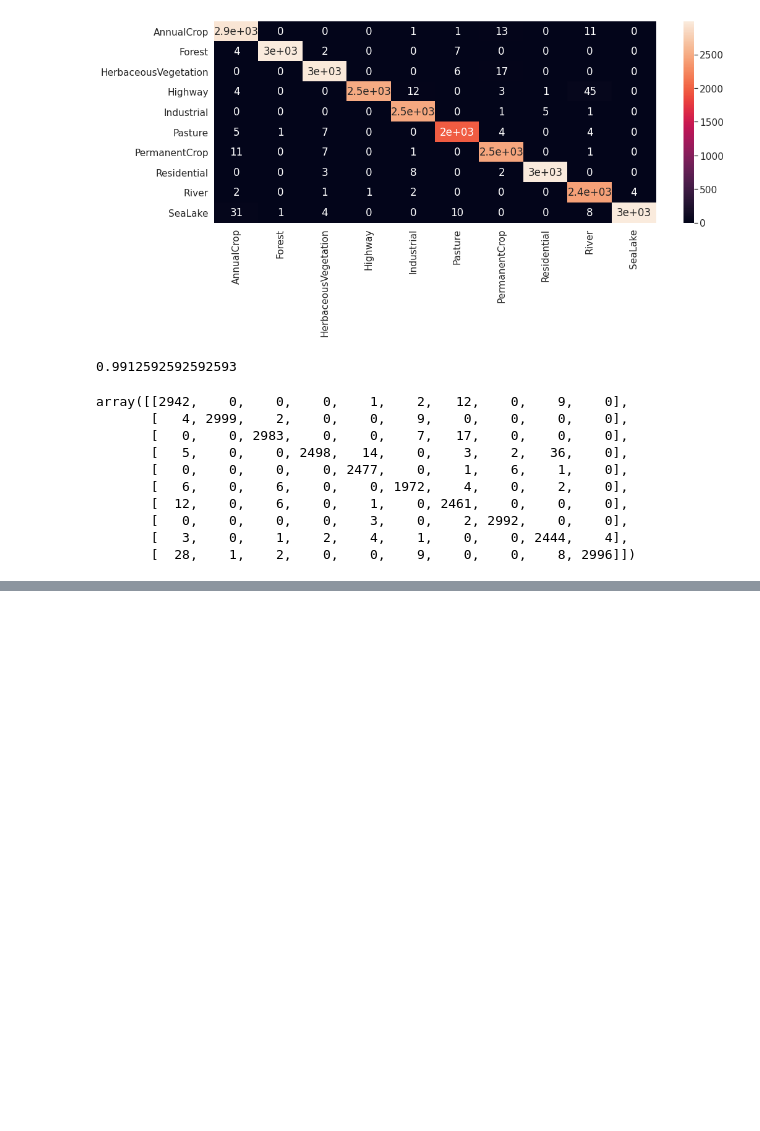
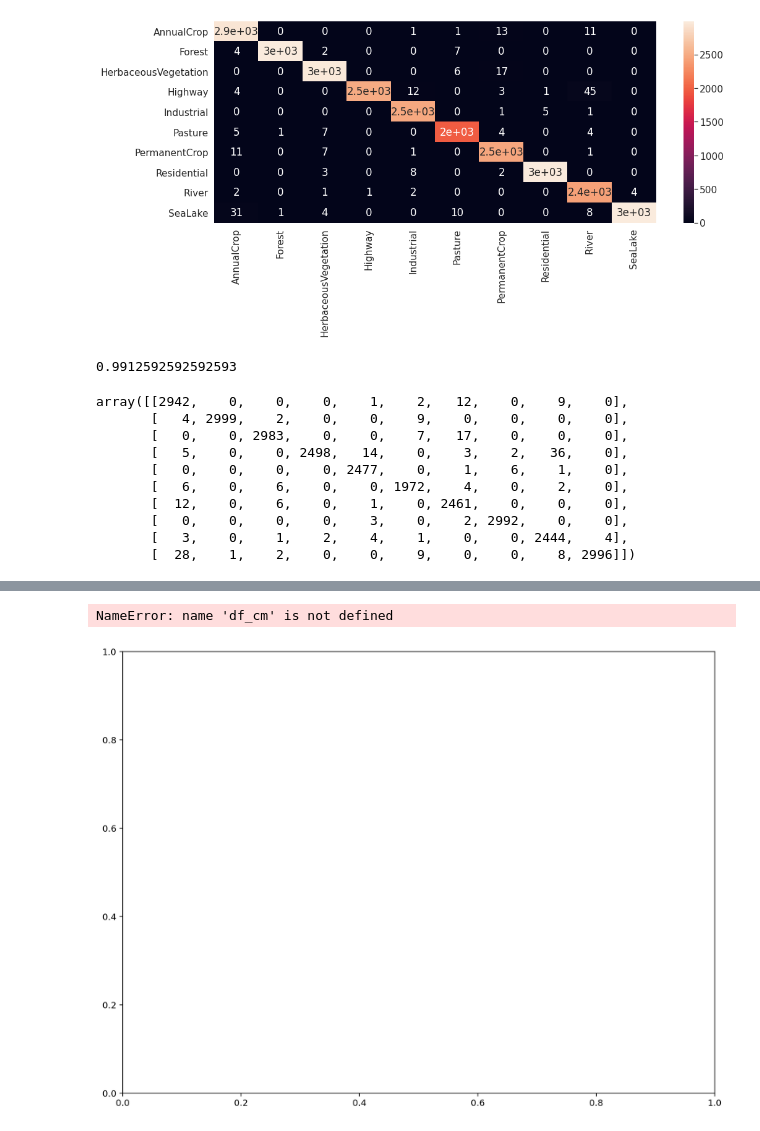
Before and after one commit to ADITYASHARMAjac/land-cover-class, a Jupyter notebook: Land_Cover_Classification_using_Sentinel_2_Satellite_Imagery_and_Deep_Learning.ipynb, the cells around one changed output, grey strips where cells are left out. Saved outputs shown, nothing was run; the diff lists cells and outputs as text; code cells hidden in the pictures; blank space fills up the shorter version.

```diff
--- a/Land_Cover_Classification_using_Sentinel_2_Satellite_Imagery_and_Deep_Learning.ipynb
+++ b/Land_Cover_Classification_using_Sentinel_2_Satellite_Imagery_and_Deep_Learning.ipynb
@@ -601,0 +595,32 @@ if sns:
+# %%
+# Save confusion matrix as a high-quality image for reporting
+import numpy as np
+import matplotlib.pyplot as plt
+import seaborn as sns
+fig, ax = plt.subplots(figsize=(12, 9), dpi=220)
+
+if sns:
+    sns.heatmap(df_cm, annot=True, fmt='d', cmap='YlGnBu', cbar=True, ax=ax)
+else:
+    im = ax.imshow(df_cm.values, cmap='YlGnBu')
+    ax.set_xticks(np.arange(len(CLASSES)))
+    ax.set_yticks(np.arange(len(CLASSES)))
+    ax.set_xticklabels(CLASSES, rotation=45, ha='right')
+    ax.set_yticklabels(CLASSES)
+    for i in range(df_cm.shape[0]):
+        for j in range(df_cm.shape[1]):
+            ax.text(j, i, int(df_cm.values[i, j]), ha='center', va='center', fontsize=8)
+    fig.colorbar(im, ax=ax)
+
+ax.set_title('Confusion Matrix after Training on 27,000 Images')
+ax.set_xlabel('Predicted Label')
+ax.set_ylabel('True Label')
+plt.tight_layout()
+
+output_path = 'confusion_matrix_27000_images.png'
+fig.savefig(output_path, bbox_inches='tight')
+print(f'Confusion matrix image saved to: {output_path}')
+plt.show()
+# %% [output]
+NameError: name 'df_cm' is not defined
+[figure, added]
```
Also changed, not shown: parts of 3 cells of this notebook, 9 other files.
